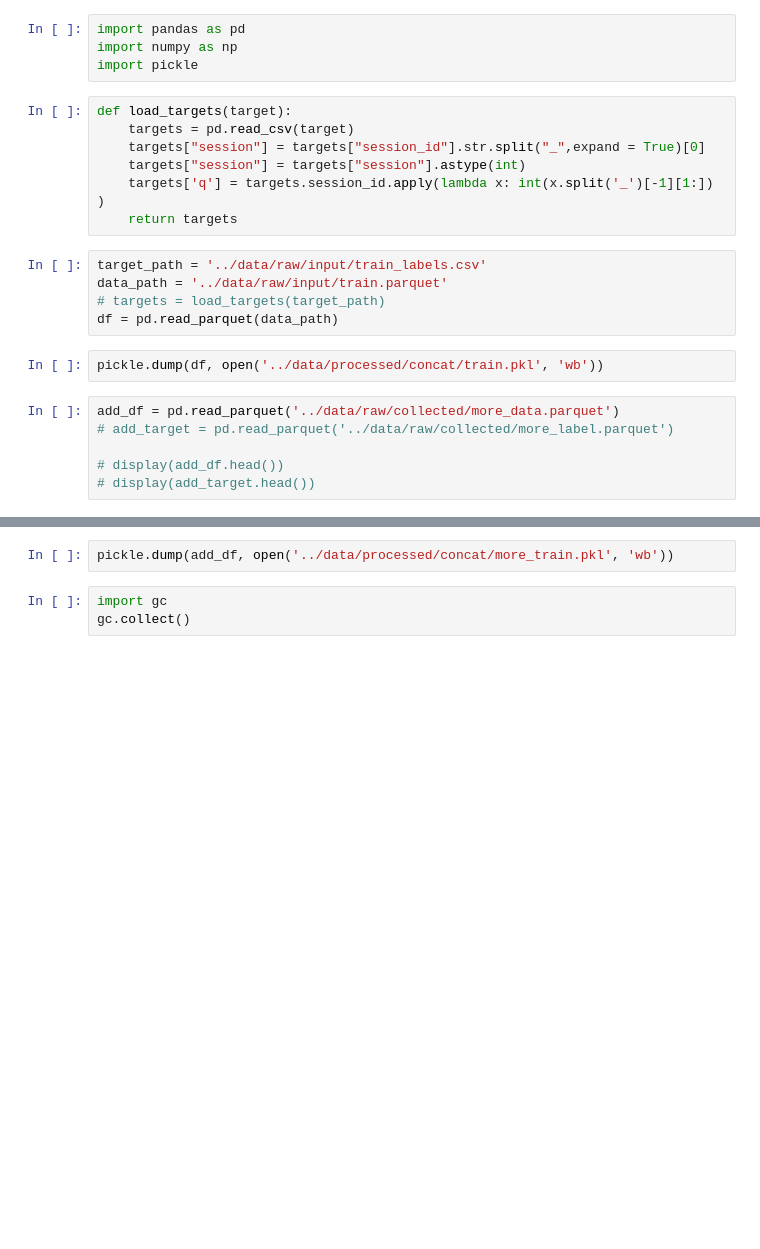
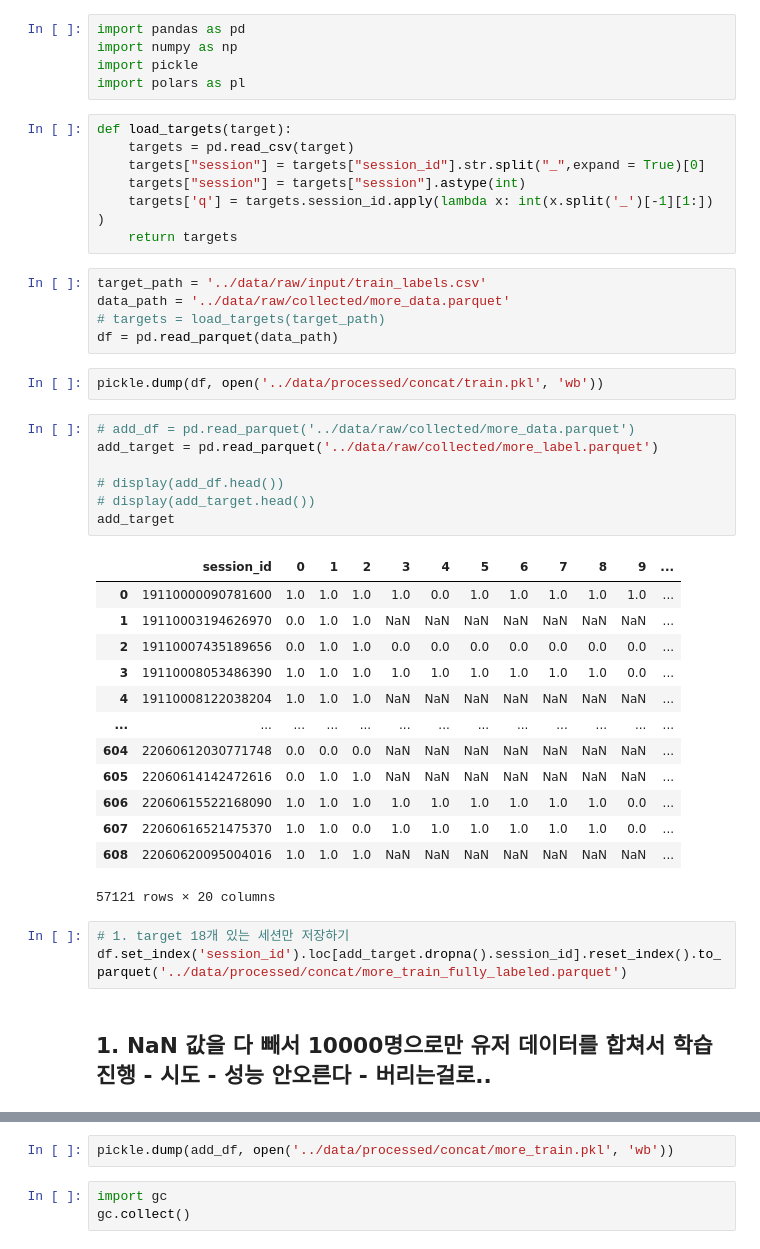
Before and after one commit to hoeen/student-gameplay-prediction, a Jupyter notebook: notebooks/add_data.ipynb, the cells around one changed output, grey strips where cells are left out. Cells and saved outputs as stored; diff of their text form; blank space fills up the shorter version.

```diff
--- a/notebooks/add_data.ipynb
+++ b/notebooks/add_data.ipynb
@@ -2,6 +2,7 @@
 import pandas as pd
 import numpy as np
 import pickle
+import polars as pl
 # %%
 def load_targets(target):
     targets = pd.read_csv(target)
@@ -11,14 +12,34 @@ def load_targets(target):
     return targets
 # %%
 target_path = '../data/raw/input/train_labels.csv'
-data_path = '../data/raw/input/train.parquet'
+data_path = '../data/raw/collected/more_data.parquet'
 # targets = load_targets(target_path)
 df = pd.read_parquet(data_path)
 # %%
 pickle.dump(df, open('../data/processed/concat/train.pkl', 'wb'))
 # %%
-add_df = pd.read_parquet('../data/raw/collected/more_data.parquet')
-# add_target = pd.read_parquet('../data/raw/collected/more_label.parquet')
+# add_df = pd.read_parquet('../data/raw/collected/more_data.parquet')
+add_target = pd.read_parquet('../data/raw/collected/more_label.parquet')
 
 # display(add_df.head())
 # display(add_target.head())
+add_target
+# %% [output]
+|  | session_id | 0 | 1 | 2 | 3 | 4 | 5 | 6 | 7 | 8 | 9 | ... |
+| 0 | 19110000090781600 | 1.0 | 1.0 | 1.0 | 1.0 | 0.0 | 1.0 | 1.0 | 1.0 | 1.0 | 1.0 | ... |
+| 1 | 19110003194626970 | 0.0 | 1.0 | 1.0 | NaN | NaN | NaN | NaN | NaN | NaN | NaN | ... |
+| 2 | 19110007435189656 | 0.0 | 1.0 | 1.0 | 0.0 | 0.0 | 0.0 | 0.0 | 0.0 | 0.0 | 0.0 | ... |
+| 3 | 19110008053486390 | 1.0 | 1.0 | 1.0 | 1.0 | 1.0 | 1.0 | 1.0 | 1.0 | 1.0 | 0.0 | ... |
+| 4 | 19110008122038204 | 1.0 | 1.0 | 1.0 | NaN | NaN | NaN | NaN | NaN | NaN | NaN | ... |
+| ... | ... | ... | ... | ... | ... | ... | ... | ... | ... | ... | ... | ... |
+| 604 | 22060612030771748 | 0.0 | 0.0 | 0.0 | NaN | NaN | NaN | NaN | NaN | NaN | NaN | ... |
+| 605 | 22060614142472616 | 0.0 | 1.0 | 1.0 | NaN | NaN | NaN | NaN | NaN | NaN | NaN | ... |
+| 606 | 22060615522168090 | 1.0 | 1.0 | 1.0 | 1.0 | 1.0 | 1.0 | 1.0 | 1.0 | 1.0 | 0.0 | ... |
+| 607 | 22060616521475370 | 1.0 | 1.0 | 0.0 | 1.0 | 1.0 | 1.0 | 1.0 | 1.0 | 1.0 | 0.0 | ... |
+| 608 | 22060620095004016 | 1.0 | 1.0 | 1.0 | NaN | NaN | NaN | NaN | NaN | NaN | NaN | ... |
+57121 rows × 20 columns
+# %%
+# 1. target 18개 있는 세션만 저장하기
+df.set_index('session_id').loc[add_target.dropna().session_id].reset_index().to_parquet('../data/processed/concat/more_train_fully_labeled.parquet')
+# %% [markdown]
+## 1. NaN 값을 다 빼서 10000명으로만 유저 데이터를 합쳐서 학습 진행 - 시도 - 성능 안오른다 - 버리는걸로..
```
Also changed, not shown: parts of 33 cells of this notebook, 8 other files.
